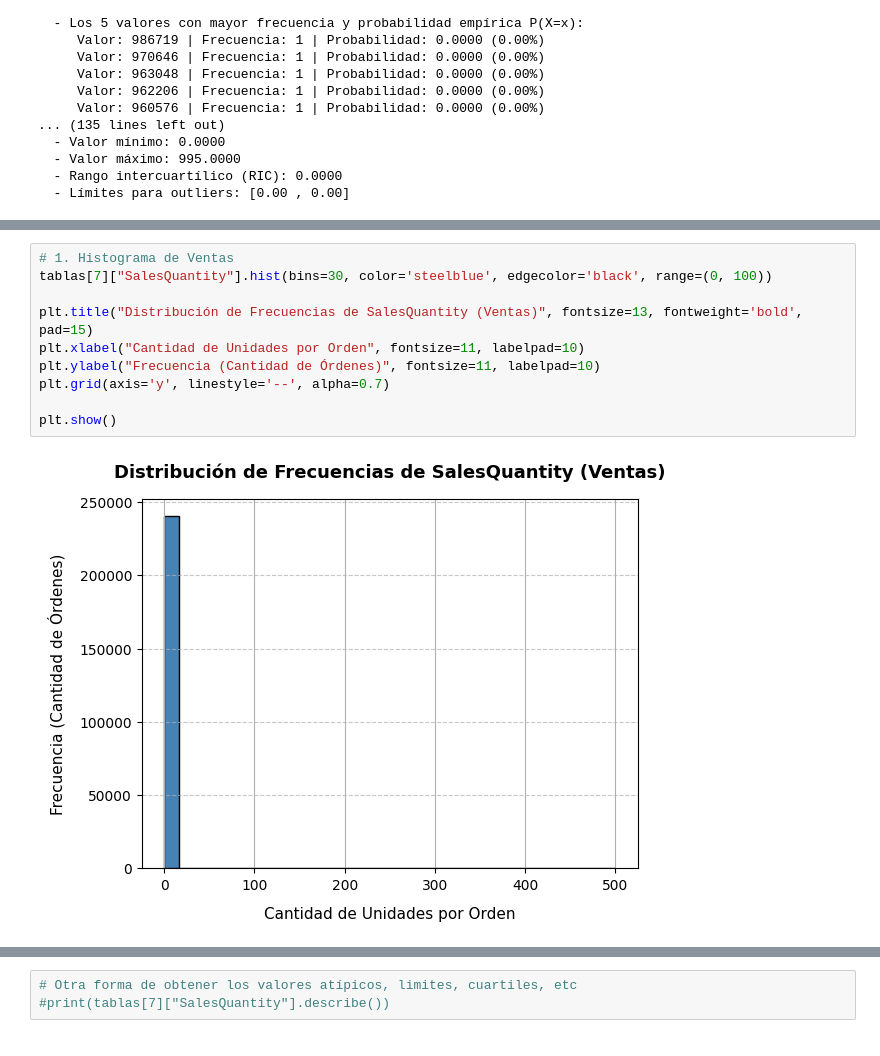
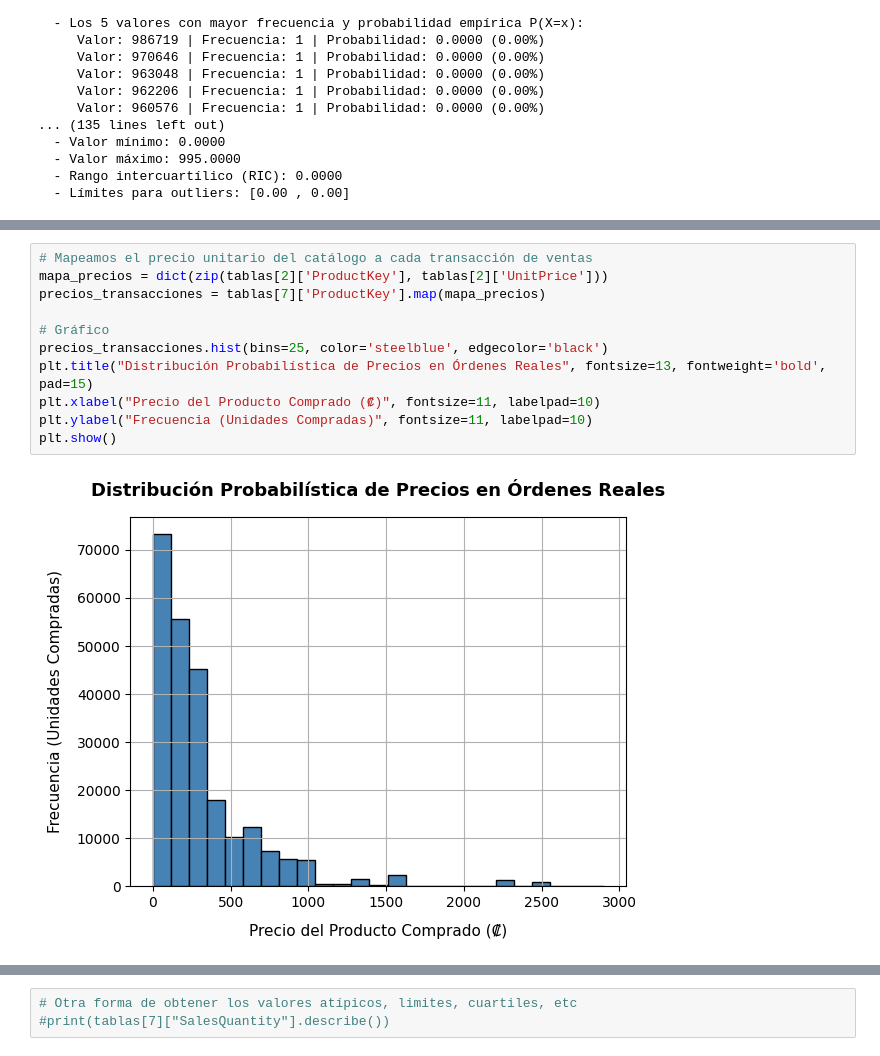
Before and after one commit to DarkLyng/Proyecto_Modelos, a Jupyter notebook: Proyecto_Modelos_.ipynb, the cells around one changed output, grey strips where cells are left out. Saved outputs shown, nothing was run; the diff lists cells and outputs as text.

```diff
--- a/Proyecto_Modelos_.ipynb
+++ b/Proyecto_Modelos_.ipynb
@@ -306,12 +362,13 @@ Análisis de la tabla: FactSales
 # %%
-# 1. Histograma de Ventas
-tablas[7]["SalesQuantity"].hist(bins=30, color='steelblue', edgecolor='black', range=(0, 100))
+# Mapeamos el precio unitario del catálogo a cada transacción de ventas
+mapa_precios = dict(zip(tablas[2]['ProductKey'], tablas[2]['UnitPrice']))
+precios_transacciones = tablas[7]['ProductKey'].map(mapa_precios)
 
-plt.title("Distribución de Frecuencias de SalesQuantity (Ventas)", fontsize=13, fontweight='bold', pad=15)
-plt.xlabel("Cantidad de Unidades por Orden", fontsize=11, labelpad=10)
-plt.ylabel("Frecuencia (Cantidad de Órdenes)", fontsize=11, labelpad=10)
-plt.grid(axis='y', linestyle='--', alpha=0.7)
-
+# Gráfico
+precios_transacciones.hist(bins=25, color='steelblue', edgecolor='black')
+plt.title("Distribución Probabilística de Precios en Órdenes Reales", fontsize=13, fontweight='bold', pad=15)
+plt.xlabel("Precio del Producto Comprado (₡)", fontsize=11, labelpad=10)
+plt.ylabel("Frecuencia (Unidades Compradas)", fontsize=11, labelpad=10)
 plt.show()
 # %% [output]
-[figure, old version]
+[figure, new version]
```
Also changed, not shown: parts of 17 cells of this notebook.
